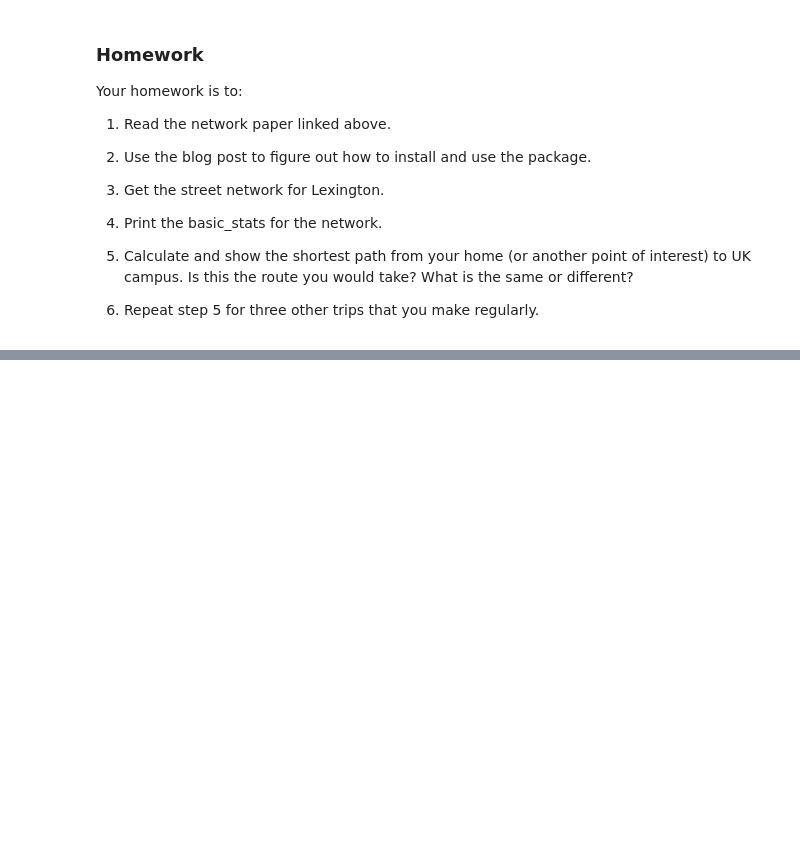
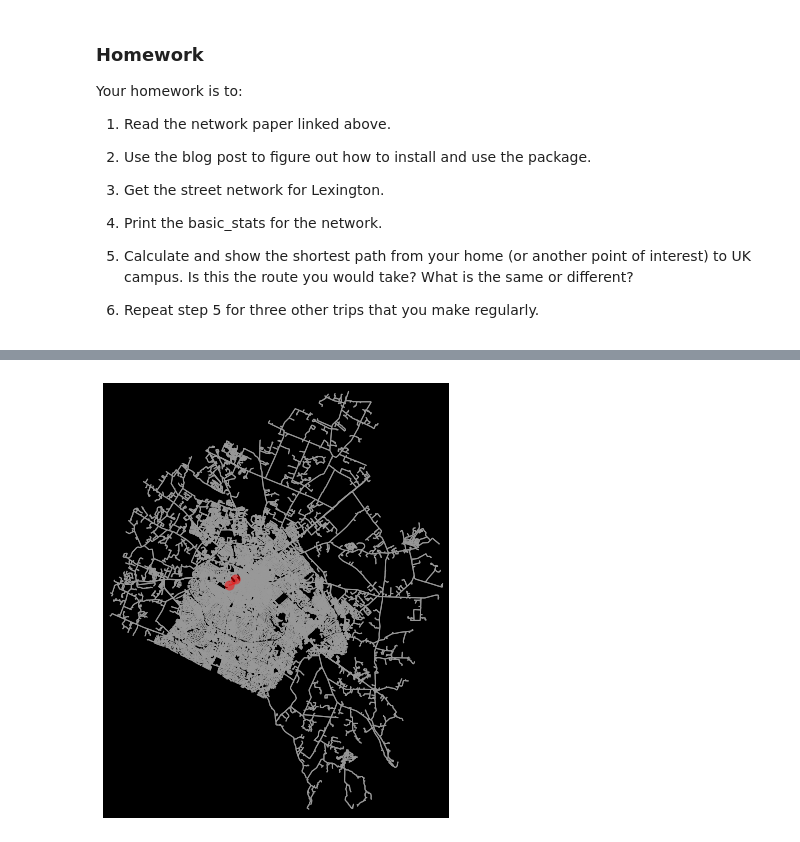
Before and after one commit to Mimarah/ce599, a Jupyter notebook: 18-Networks 2/Networks_OSM.ipynb, the cells around one changed output, grey strips where cells are left out. Cells and saved outputs as stored; diff of their text form; code cells hidden in the pictures; blank space fills up the shorter version.

```diff
--- a/18-Networks 2/Networks_OSM.ipynb
+++ b/18-Networks 2/Networks_OSM.ipynb
@@ -41,0 +90,9 @@ Warning: 'conda-forge' already in 'channels' list, moving to the top
+# %%
+#Question 6: repeat above but for other trips I make
+# trip to my friend's house
+orig = ox.distance.nearest_nodes(G, X = -84.5222963, Y = 38.0389007)
+dest = ox.distance.nearest_nodes(G, X = -84.5153433, Y = 38.0446293)
+route = ox.shortest_path(G, orig, dest, weight = 'traveltime')
+fig, ax = ox.plot_graph_route(G, route, route_linewidth=1, node_size=0, bgcolor='k')
+# %% [output]
+[figure, added]
```
Also changed, not shown: parts of 11 cells of this notebook, 22 other files.
